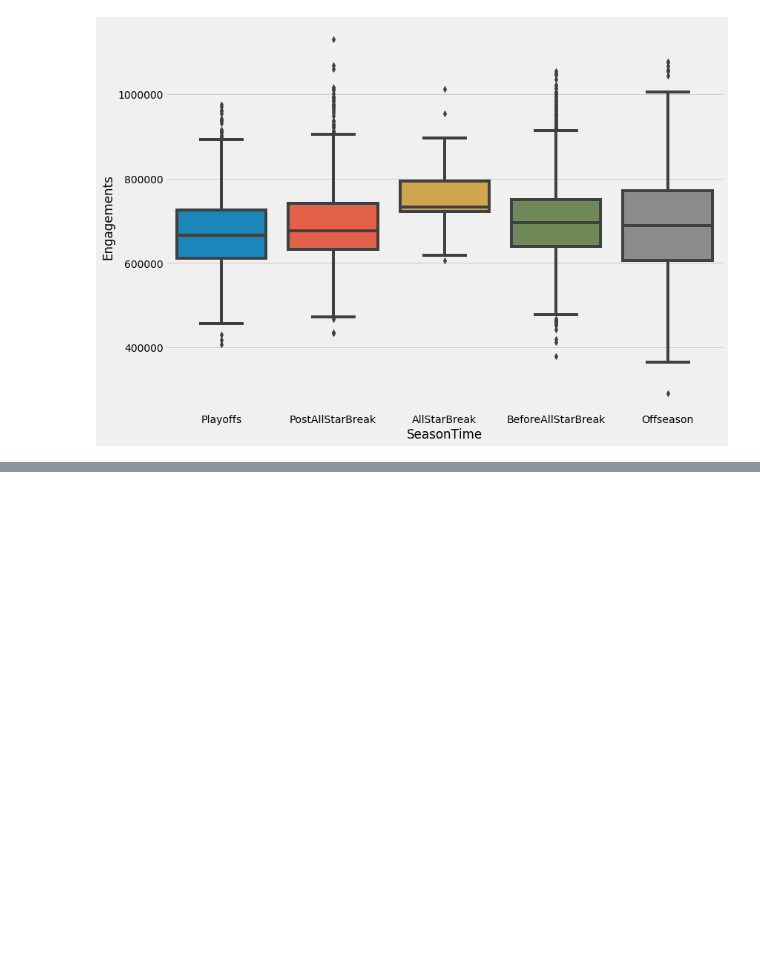
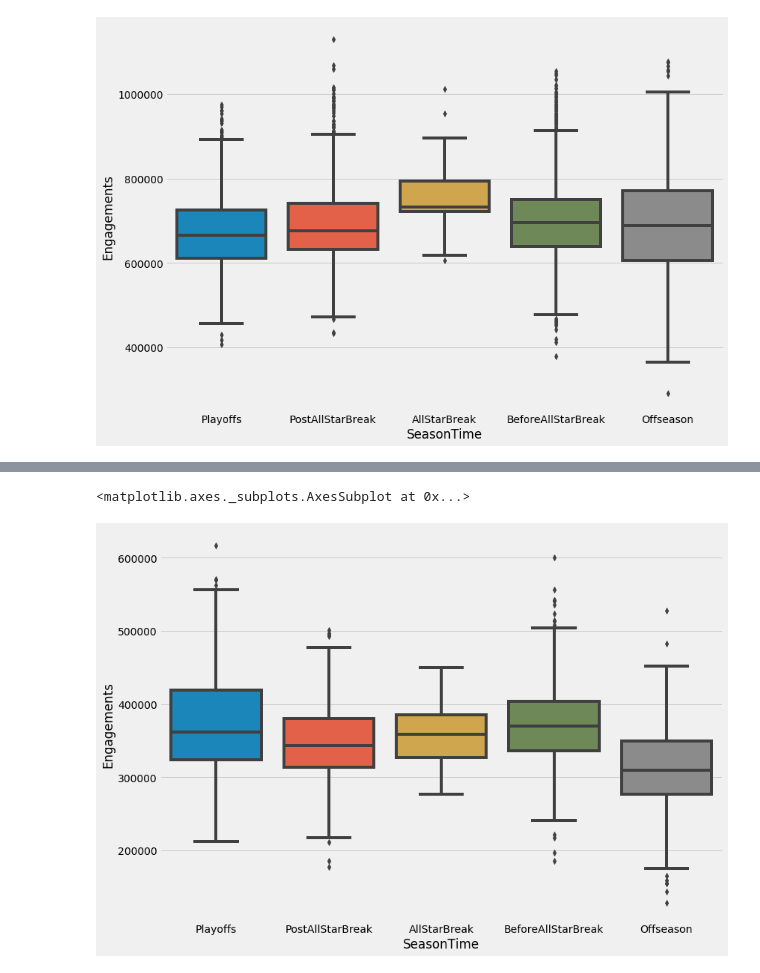
Before and after one commit to frankhu19/NBA2019, a Jupyter notebook: EDA_hunt_for_better_mape_Round2.ipynb, the cells around one changed output, grey strips where cells are left out. Saved outputs shown, nothing was run; the diff lists cells and outputs as text; code cells hidden in the pictures; blank space fills up the shorter version.

```diff
--- a/EDA_hunt_for_better_mape_Round2.ipynb
+++ b/EDA_hunt_for_better_mape_Round2.ipynb
@@ -129,0 +130,6 @@ sns.boxplot(x = 'SeasonTime', y = 'Engagements', data = data[data['Type'] != 'Vi
+# %%
+plt.figure(figsize=(12, 9))
+sns.boxplot(x = 'SeasonTime', y = 'Engagements', data = data[data['Type'] == 'Photo'])
+# %% [output]
+<matplotlib.axes._subplots.AxesSubplot at 0x...>
+[figure, added]
```
Also changed, not shown: parts of 5 cells of this notebook, 3 other files.
